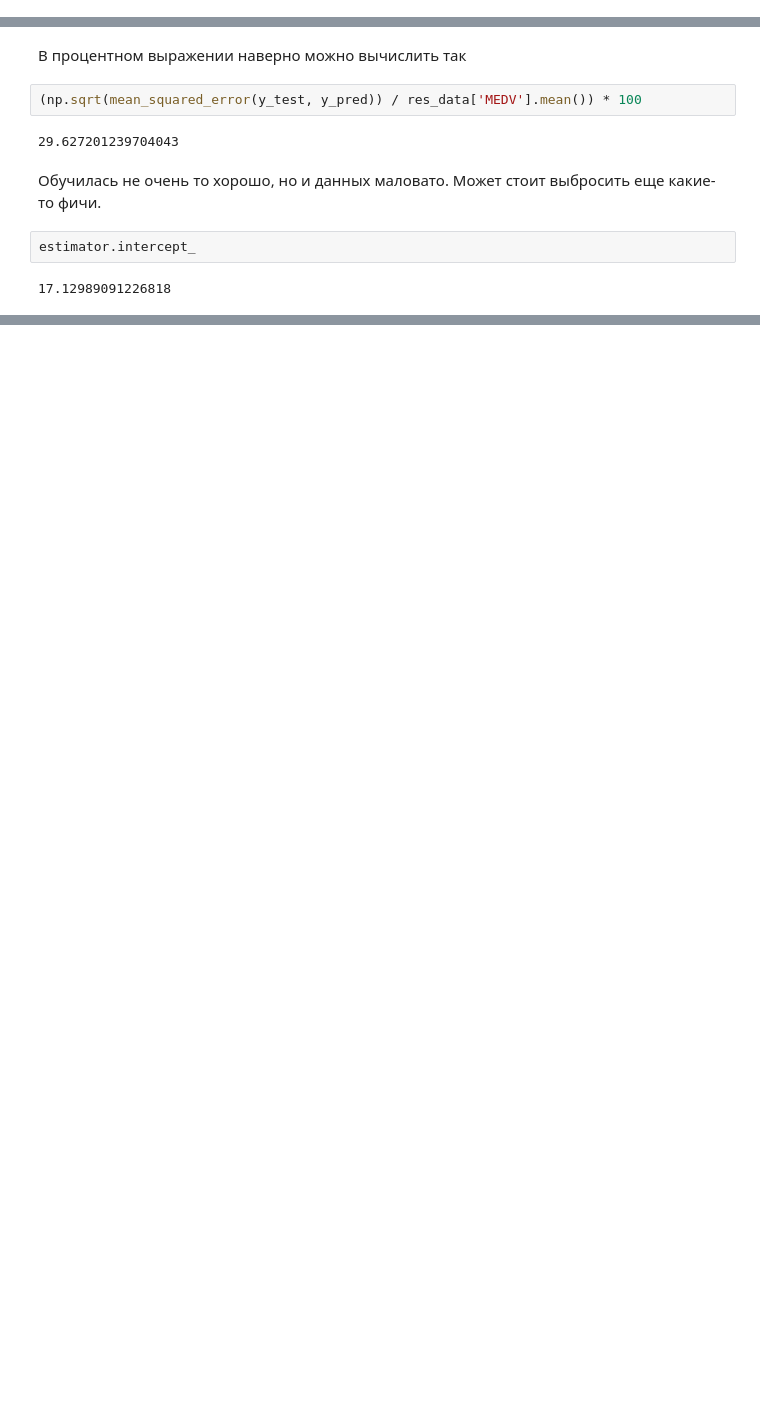
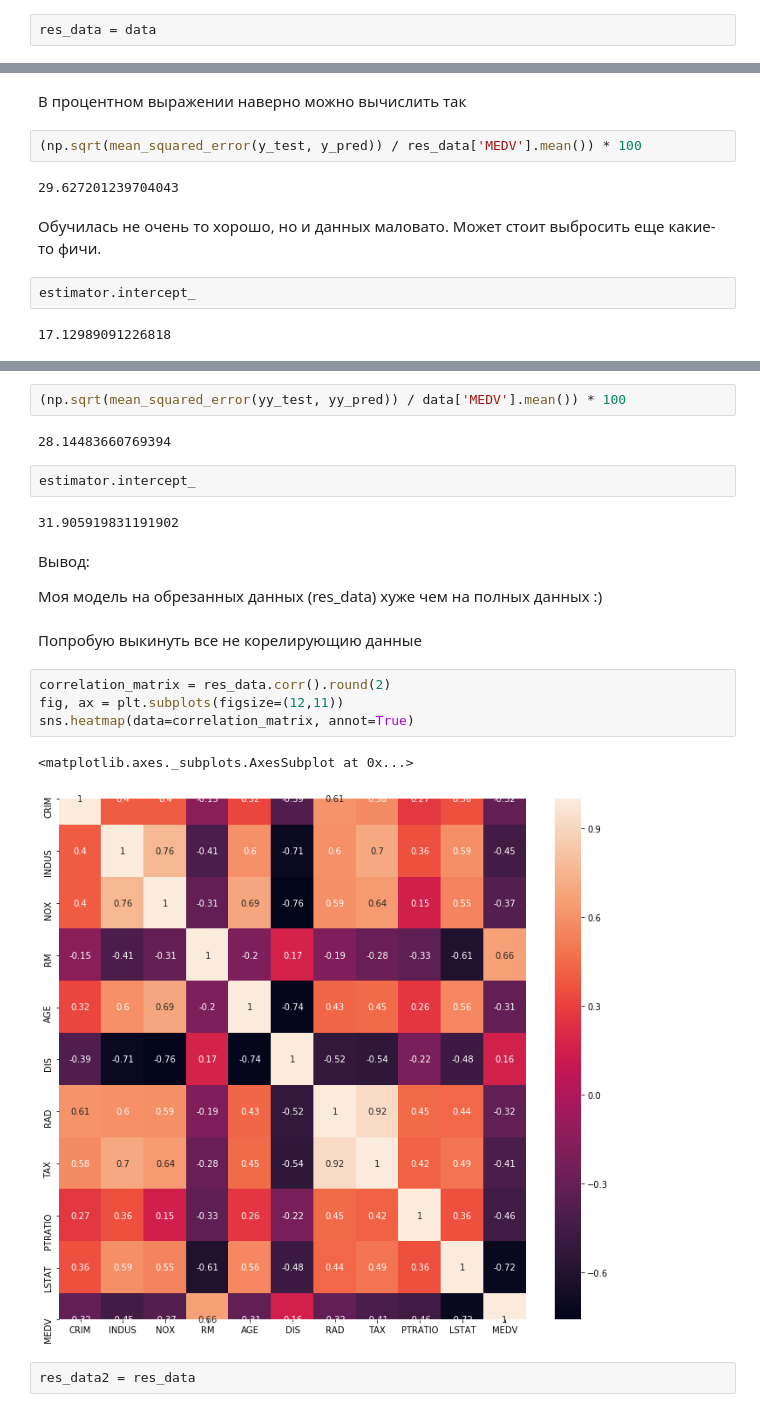
Before and after one commit to bio0z/ds_hw, a Jupyter notebook: home/dvp-4/dvp-4_dz-2.ipynb, the cells around one changed output, grey strips where cells are left out. Saved outputs shown, nothing was run; the diff lists cells and outputs as text; blank space fills up the shorter version.

```diff
--- a/home/dvp-4/dvp-4_dz-2.ipynb
+++ b/home/dvp-4/dvp-4_dz-2.ipynb
@@ -414,6 +414,8 @@ LSTAT - % снижения популяции видимо.
 То есть повидимому чем менее густо заселен район, тем жильё должно быть дороже?!
 # %% [markdown]
 Итого мы точно удаляем только две колонки, которые по видимому не повлияют цену. Удалим MEDV тоже потому, что её нам надо предсказать.
+# %%
+res_data = data
 # %%
 # Удаляем не нужные данные
 res_data = res_data.drop(['ZN'],axis=1)
@@ -549,0 +592,23 @@ estimator.intercept_
+# %%
+(np.sqrt(mean_squared_error(yy_test, yy_pred)) / data['MEDV'].mean()) * 100
+# %% [output]
+28.14483660769394
+# %%
+estimator.intercept_
+# %% [output]
+31.905919831191902
+# %% [markdown]
+Вывод:
+
+Моя модель на обрезанных данных (res_data) хуже чем на полных данных :)
+# %% [markdown]
+Попробую выкинуть все не корелирующию данные
+# %%
+correlation_matrix = res_data.corr().round(2)
+fig, ax = plt.subplots(figsize=(12,11))
+sns.heatmap(data=correlation_matrix, annot=True)
+# %% [output]
+<matplotlib.axes._subplots.AxesSubplot at 0x...>
+[figure, added]
+# %%
+res_data2 = res_data
```
Also changed, not shown: parts of 20 cells of this notebook.
